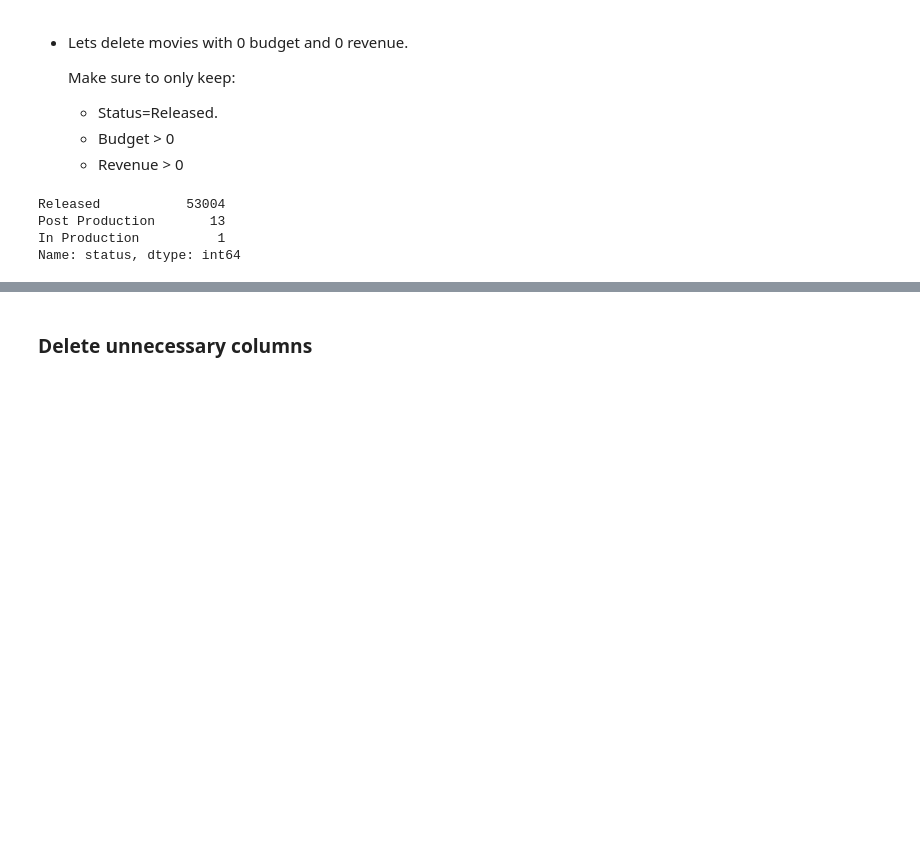
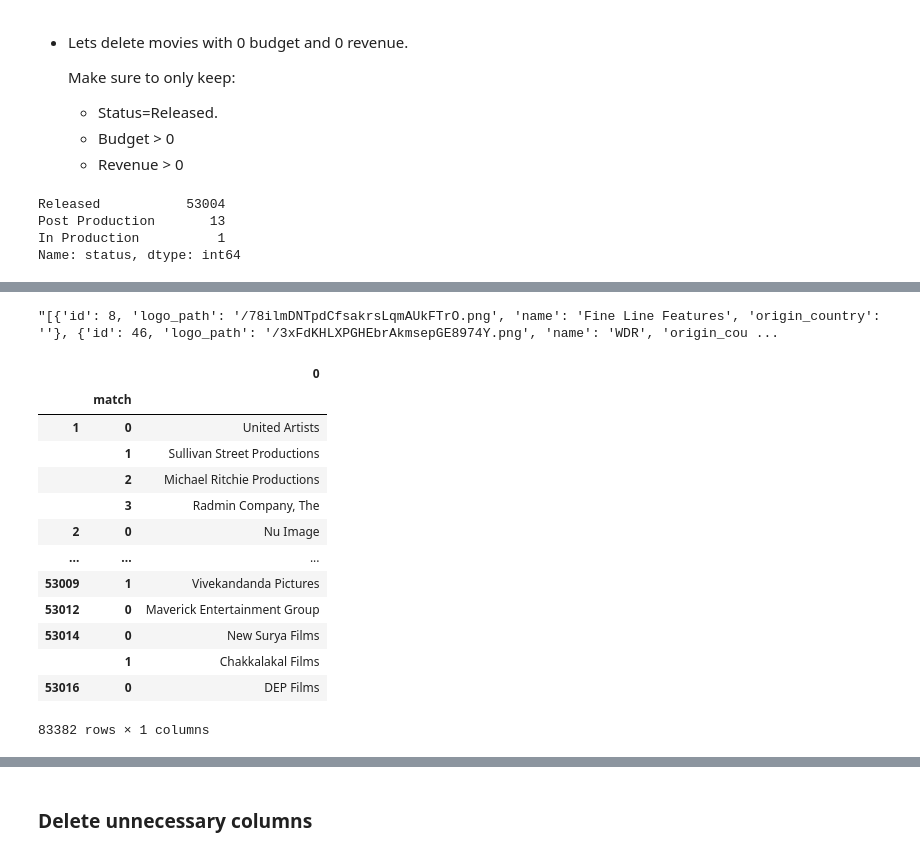
Before and after one commit to zevy613/Final-Project-The-Making-of-a-Successful-Movie, a Jupyter notebook: 6_LinearRegression.ipynb, the cells around one changed output, grey strips where cells are left out. Drawn from its saved outputs; the diff is of its cells as text; code cells hidden in the pictures; blank space fills up the shorter version.

Commit message:
extracted production company

```diff
--- a/6_LinearRegression.ipynb
+++ b/6_LinearRegression.ipynb
@@ -185,0 +198,9 @@ df = df.loc[(df['budget'] >0 ) & (df['revenue']>0)]
+# %%
+# Lets pull out just one record as our test case
+test = df.iloc[0]['production_companies']
+test
+
+# Creating column to track if have prod company listed
+df['has_prod_company'] = df['production_companies'] != '[]'
+
+df[['production_companies','has_prod_company']]
@@ -185,0 +221,28 @@ df = df.loc[(df['budget'] >0 ) & (df['revenue']>0)]
+# %%
+# getting longest string to check for multiple companies
+idxmax = df['production_companies'].apply(len).idxmax()
+
+test = df.loc[idxmax, 'production_companies']
+test
+# %% [output]
+"[{'id': 8, 'logo_path': '/78ilmDNTpdCfsakrsLqmAUkFTrO.png', 'name': 'Fine Line Features', 'origin_country': ''}, {'id': 46, 'logo_path': '/3xFdKHLXPGHEbrAkmsepGE8974Y.png', 'name': 'WDR', 'origin_cou ...
+# %%
+# using regular expressions to extrap just the name
+exp= r"\'name\'\:.?\'(\w*.*?)\'"
+re.findall(exp, test)
+df['production_companies'].str.extractall(exp) # , expand=False ? doesnt work
+# %% [output]
+|  |  | 0 |
+|  | match |  |
+| 1 | 0 | United Artists |
+|  | 1 | Sullivan Street Productions |
+|  | 2 | Michael Ritchie Productions |
+|  | 3 | Radmin Company, The |
+| 2 | 0 | Nu Image |
+| ... | ... | ... |
+| 53009 | 1 | Vivekandanda Pictures |
+| 53012 | 0 | Maverick Entertainment Group |
+| 53014 | 0 | New Surya Films |
+|  | 1 | Chakkalakal Films |
+| 53016 | 0 | DEP Films |
+83382 rows × 1 columns
```
Also changed, not shown: parts of 9 cells of this notebook.
